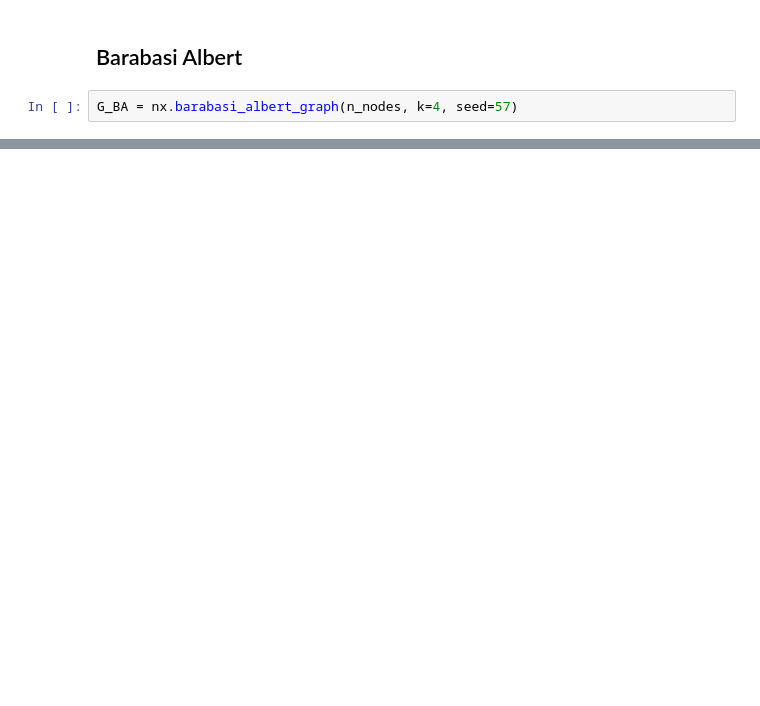
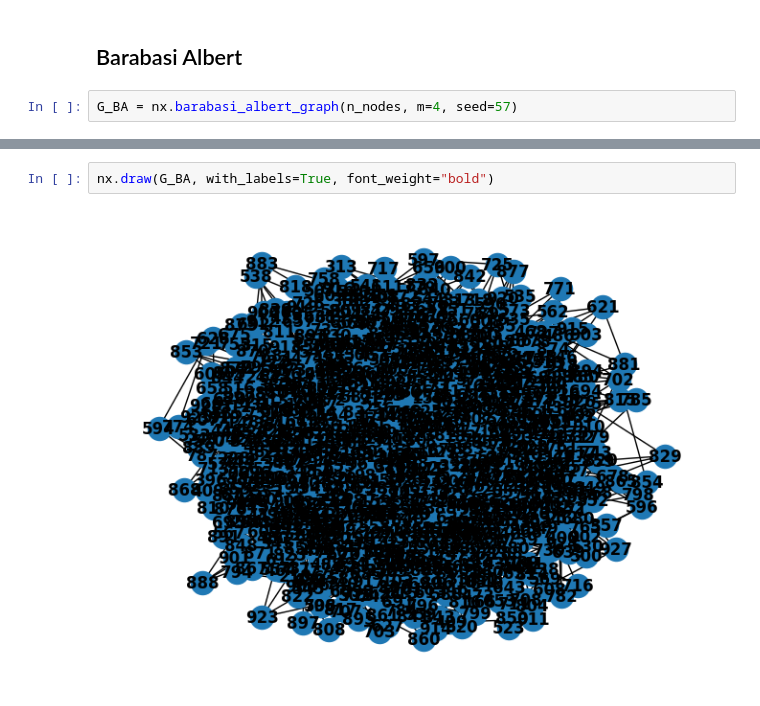
Before and after one commit to balthapaixao/football-networks, a Jupyter notebook: analysis/assignments/2023_3/complex_networks_camparing-2023.ipynb, the cells around one changed output, grey strips where cells are left out. Saved outputs shown, nothing was run; the diff lists cells and outputs as text; blank space fills up the shorter version.

```diff
--- a/analysis/assignments/2023_3/complex_networks_camparing-2023.ipynb
+++ b/analysis/assignments/2023_3/complex_networks_camparing-2023.ipynb
@@ -111,4 +114,4 @@ nx.draw(G_WS, with_labels=True, font_weight="bold")
 # %% [markdown]
 ## Barabasi Albert
 # %%
-G_BA = nx.barabasi_albert_graph(n_nodes, k=4, seed=57)
+G_BA = nx.barabasi_albert_graph(n_nodes, m=4, seed=57)
@@ -117,0 +118,4 @@ G_BA = nx.barabasi_albert_graph(n_nodes, k=4, seed=57)
+# %%
+nx.draw(G_BA, with_labels=True, font_weight="bold")
+# %% [output]
+[figure, added]
```
Also changed, not shown: parts of 16 cells of this notebook.
